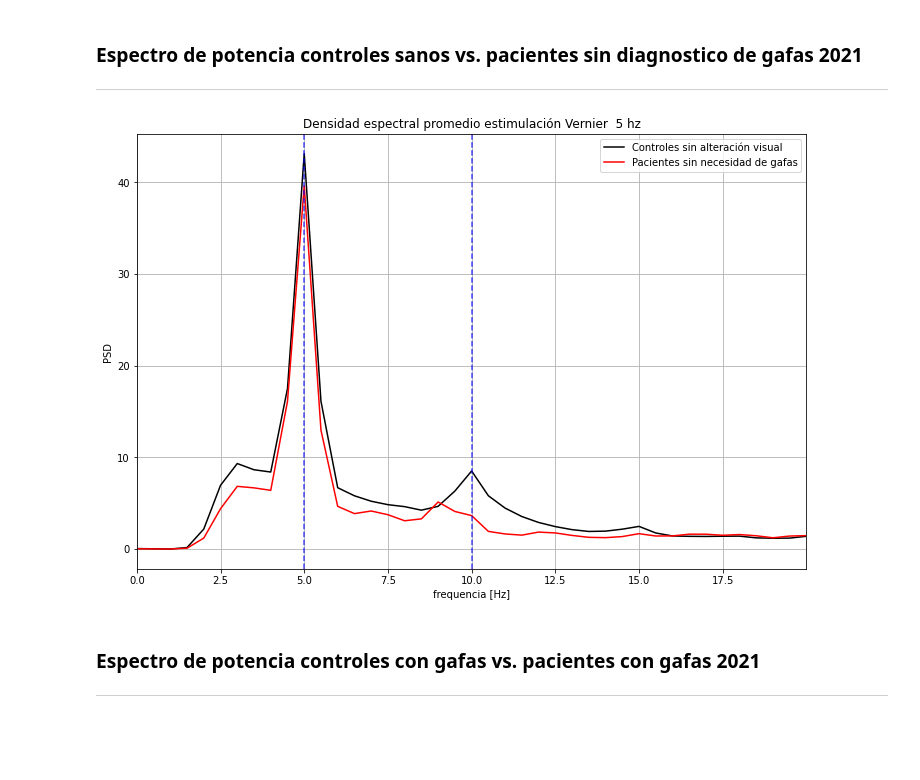
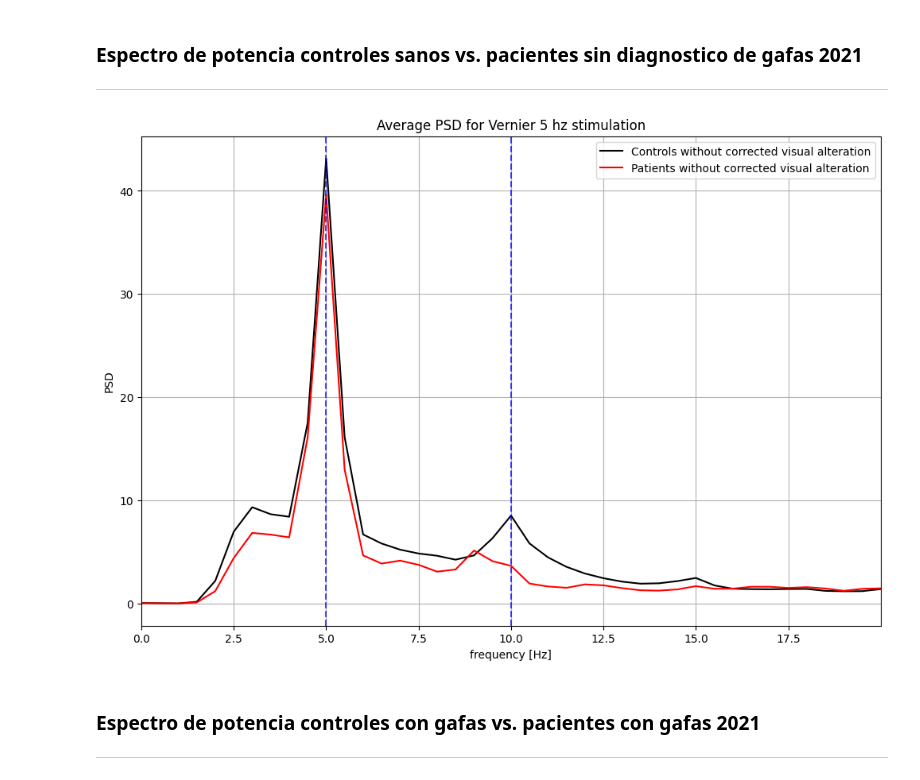
Before and after one commit to GRUNECO/Project_SSVEP, a Jupyter notebook: Processing and data analysis/Statistical_analisys.ipynb, the cells around one changed output. Saved outputs shown, nothing was run; the diff lists cells and outputs as text; code cells hidden in the pictures; blank space fills up the shorter version.

```diff
--- a/Processing and data analysis/Statistical_analisys.ipynb
+++ b/Processing and data analysis/Statistical_analisys.ipynb
@@ -414,6 +359,11 @@ scipy.io.savemat('/content/drive/MyDrive/Visión Sábados/Codigos/Procesamient
 path_2021_sanos = '/content/drive/MyDrive/Visión Sábados/Codigos/Procesamiento/2021/Potencias_sanos/vernier_5hz_logmar_1.csv'
 path_2021_CG = '/content/drive/MyDrive/Visión Sábados/Codigos/Procesamiento/2021/Potencias_sujetos_con_gafas/potencias_gafas_vernier_5hz_logmar_1.csv'
 path_2021_SG = '/content/drive/MyDrive/Visión Sábados/Codigos/Procesamiento/2021/Potencias_sujetos_con_gafas/potencias_sin_gafas_vernier_5hz_logmar_1.csv'
+# %%
+#vale
+path_2021_sanos = '/content/drive/MyDrive/Visión Sábados/Codigos/Procesamiento/2021/Potencias_sanos/vernier_5hz_logmar_1.csv'
+path_2021_CG = '/content/drive/MyDrive/Visión Sábados/Codigos/Procesamiento/2021/Potencias_sujetos_con_gafas/potencias_gafas_vernier_5hz_logmar_1.csv'
+path_2021_SG = '/content/drive/MyDrive/Visión Sábados/Codigos/Procesamiento/2021/Potencias_sujetos_con_gafas/potencias_sin_gafas_ajedrez_5hz_logmar_1.csv'
 # %%
 for pf in os.listdir(path_2021):
 
@@ -554,31 +593,31 @@ plt.show()
 # %%
 plt.figure(figsize = (12,8))
 
 plt.xlim([0,40])
 
 plt.xticks(np.arange(0,40,5))
 
 plt.plot(potency_df_pacientes.columns, avg_sanos,  color = 'black')
 
 plt.plot(potency_df_pacientes.columns, avg_pacientes,  color = 'red')
 
 plt.axvline(10, color='b', linewidth = 1.5,  ls = '--', alpha = 0.7)
 
 plt.axvline(20, color='b', linewidth = 1.5,  ls = '--', alpha = 0.7)
 
-plt.legend(['Controles sin alteración visual','Pacientes sin necesidad de gafas'])
+plt.legend(['Controls without corrected visual alteration','Patients without corrected visual alteration'])
 
 plt.grid()
 
-plt.xlabel('frequencia [Hz]')
+plt.xlabel('frequency [Hz]')
 
 plt.ylabel('PSD')
 
-plt.title('Densidad espectral promedio estimulación Vernier  5 hz')
+plt.title('Average PSD for Vernier 5 hz stimulation')
 
 plt.show()
 # %% [output]
-[figure, old version]
+[figure, new version]
 # %% [markdown]
 ### **Espectro de potencia controles con gafas vs. pacientes con gafas 2021**
 ---
```
Also changed, not shown: parts of 35 cells of this notebook.
